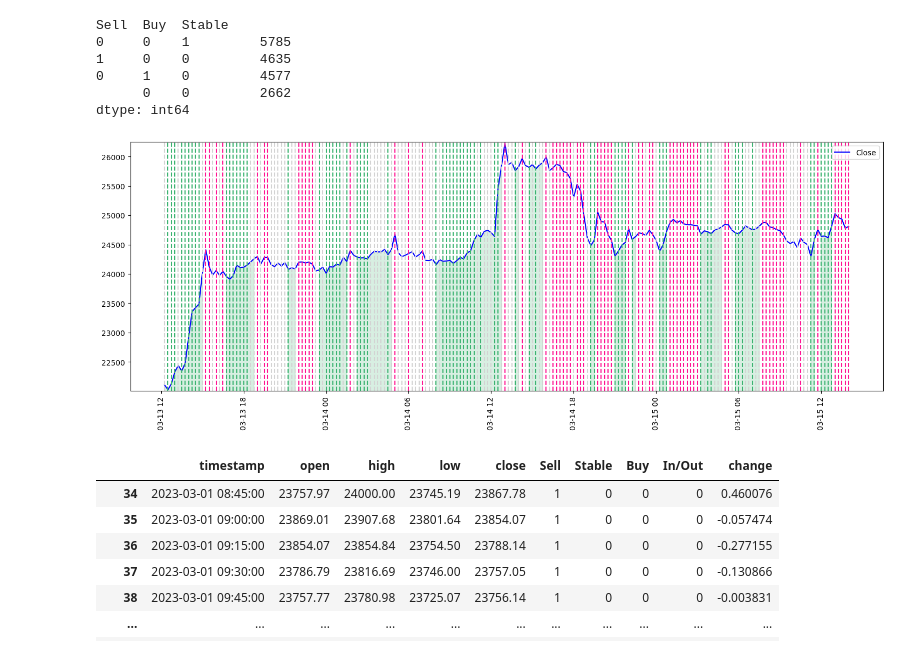
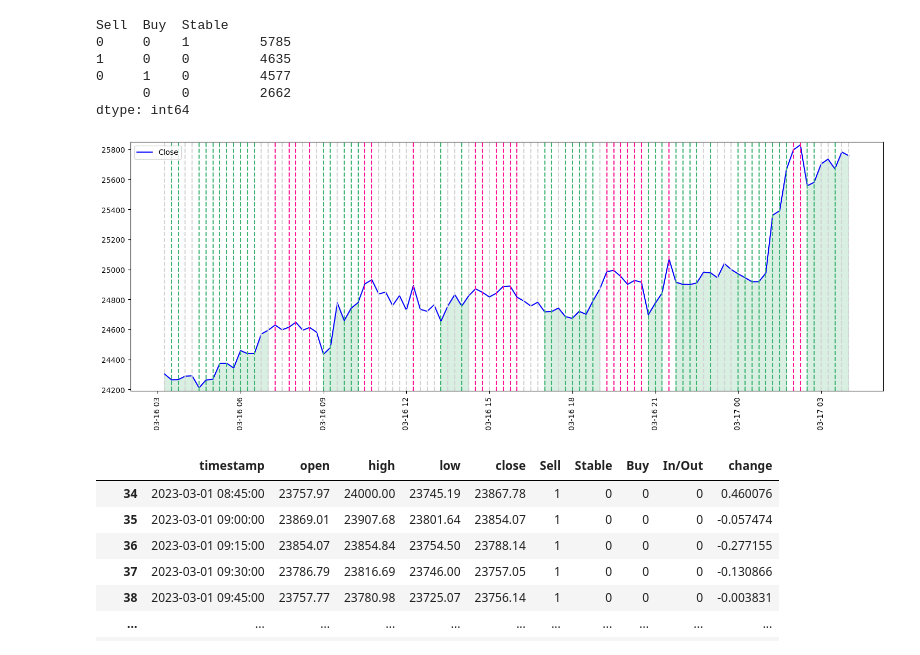
Before and after one commit to anilergan/AISMTB, a Jupyter notebook: binance_api_main.ipynb, the cells around one changed output. Saved outputs shown, nothing was run; the diff lists cells and outputs as text; code cells hidden in the pictures.

```diff
--- a/binance_api_main.ipynb
+++ b/binance_api_main.ipynb
@@ -438,7 +438,7 @@ Sell  Buy  Stable
       0    0         2662
 dtype: int64
 # %%
-df_v = df.iloc[1200:1400,:]
+df_v = df.iloc[1400:1500,:]
 
 import matplotlib.pyplot as plt
 
@@ -450,34 +450,34 @@ plt.xticks(rotation=90)
 
 # 'In/Out' sütunu 1 ise grafiğin arka planını mediumseagreen rengine boya ve alpha değerini (saydamlık) = 0.1 ver
 # Sütun 0 ise, arka planı deeppink rengine boya ve alpha değerini = 0.1 ver
 
 
 
 # Grafik çizimi
 plt.plot(df_v['timestamp'], df_v['close'], label='Close', color='blue')
 
 y_min = df_v['close'].min() - 20
 y_max = df_v['close'].max() + 20
 
 plt.ylim(y_min, y_max)
 
 background_in = df_v['In/Out'] == 1
 
 plt.fill_between(df_v['timestamp'], df_v['close'], where=background_in, color='mediumseagreen', alpha=0.2)
 
 # Bear, Volatile ve Bull sütunlarını dikkate alarak renkleri ayarlayalım
 for i, row in df_v.iterrows():
     if row['Sell'] == 1:
         plt.axvline(x=row['timestamp'], color='deeppink', linestyle='--')
     if row['Stable'] == 1:
         plt.axvline(x=row['timestamp'], color='lightgray', linestyle='--')
     if row['Buy'] == 1:
         plt.axvline(x=row['timestamp'], color='mediumseagreen', linestyle='--')
 
 plt.legend()
 plt.show()
 # %% [output]
-[figure, old version]
+[figure, new version]
 # %%
 df[(df['In/Out'] == 0) & (df['Sell'] == 1)]
 # %% [output]
```
